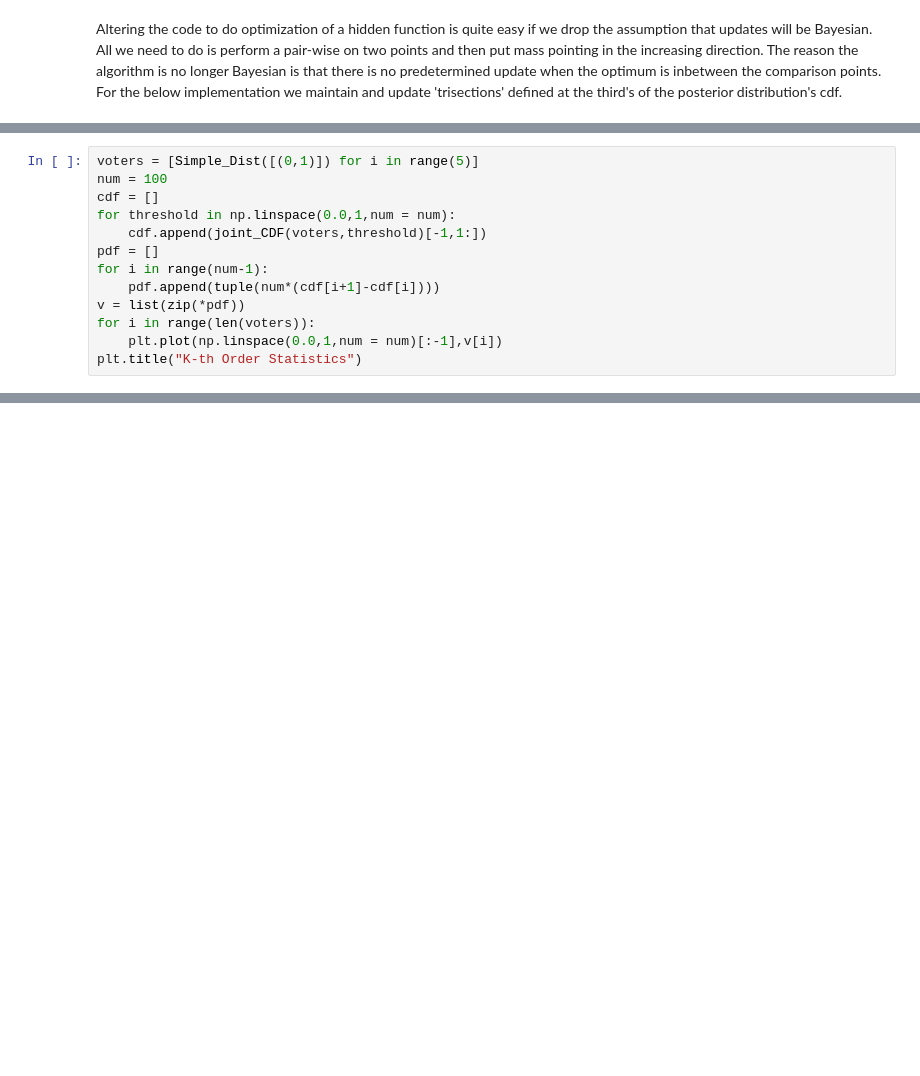
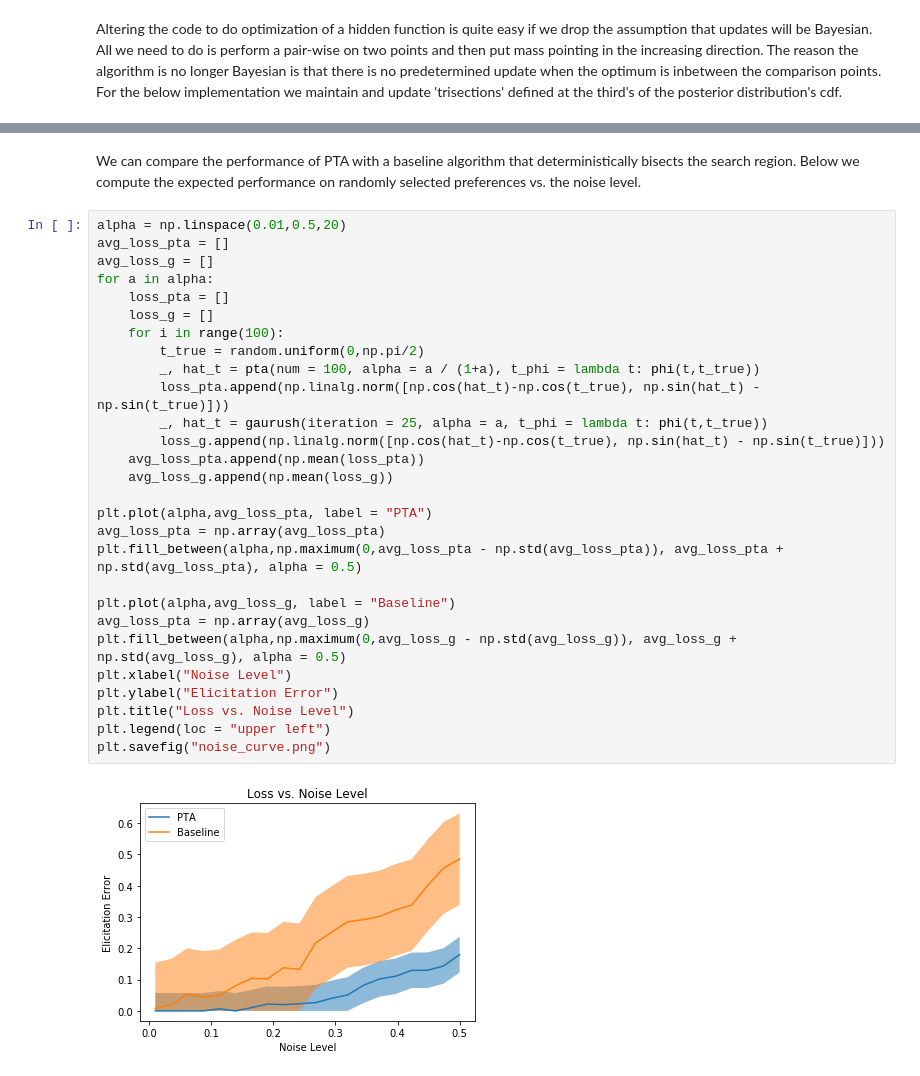
Before and after one commit to zrobertson466920/Probabalistic_Bisection, a Jupyter notebook: Preference_Elicitation_Demo.ipynb, the cells around one changed output, grey strips where cells are left out. Drawn from its saved outputs; the diff is of its cells as text; blank space fills up the shorter version.

```diff
--- a/Preference_Elicitation_Demo.ipynb
+++ b/Preference_Elicitation_Demo.ipynb
@@ -240,13 +261,0 @@ def joint_plot(voters):
-# %%
-voters = [Simple_Dist([(0,1)]) for i in range(5)]
-num = 100
-cdf = []
-for threshold in np.linspace(0.0,1,num = num):
-    cdf.append(joint_CDF(voters,threshold)[-1,1:])
-pdf = []
-for i in range(num-1):
-    pdf.append(tuple(num*(cdf[i+1]-cdf[i])))
-v = list(zip(*pdf))
-for i in range(len(voters)):
-    plt.plot(np.linspace(0.0,1,num = num)[:-1],v[i])
-plt.title("K-th Order Statistics")
@@ -332,0 +388,32 @@ NameError: name 'voters' is not defined
+# %% [markdown]
+We can compare the performance of PTA with a baseline algorithm that deterministically bisects the search region. Below we compute the expected performance on randomly selected preferences vs. the noise level.
+# %%
+alpha = np.linspace(0.01,0.5,20)
+avg_loss_pta = []
+avg_loss_g = []
+for a in alpha:
+    loss_pta = []
+    loss_g = []
+    for i in range(100):
+        t_true = random.uniform(0,np.pi/2)
+        _, hat_t = pta(num = 100, alpha = a / (1+a), t_phi = lambda t: phi(t,t_true))
+        loss_pta.append(np.linalg.norm([np.cos(hat_t)-np.cos(t_true), np.sin(hat_t) - np.sin(t_true)]))
+        _, hat_t = gaurush(iteration = 25, alpha = a, t_phi = lambda t: phi(t,t_true))
+        loss_g.append(np.linalg.norm([np.cos(hat_t)-np.cos(t_true), np.sin(hat_t) - np.sin(t_true)]))
+    avg_loss_pta.append(np.mean(loss_pta))
+    avg_loss_g.append(np.mean(loss_g))
+
+plt.plot(alpha,avg_loss_pta, label = "PTA")
+avg_loss_pta = np.array(avg_loss_pta)
+plt.fill_between(alpha,np.maximum(0,avg_loss_pta - np.std(avg_loss_pta)), avg_loss_pta + np.std(avg_loss_pta), alpha = 0.5)
+
+plt.plot(alpha,avg_loss_g, label = "Baseline")
+avg_loss_pta = np.array(avg_loss_g)
+plt.fill_between(alpha,np.maximum(0,avg_loss_g - np.std(avg_loss_g)), avg_loss_g + np.std(avg_loss_g), alpha = 0.5)
+plt.xlabel("Noise Level")
+plt.ylabel("Elicitation Error")
+plt.title("Loss vs. Noise Level")
+plt.legend(loc = "upper left")
+plt.savefig("noise_curve.png")
+# %% [output]
+[figure, added]
```
Also changed, not shown: parts of 25 cells of this notebook.
